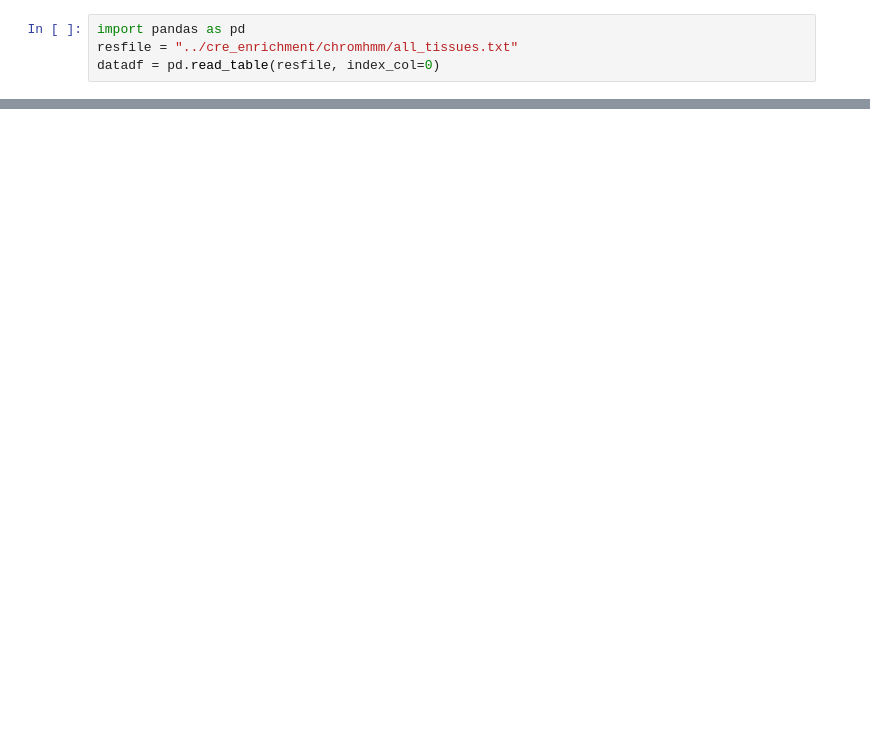
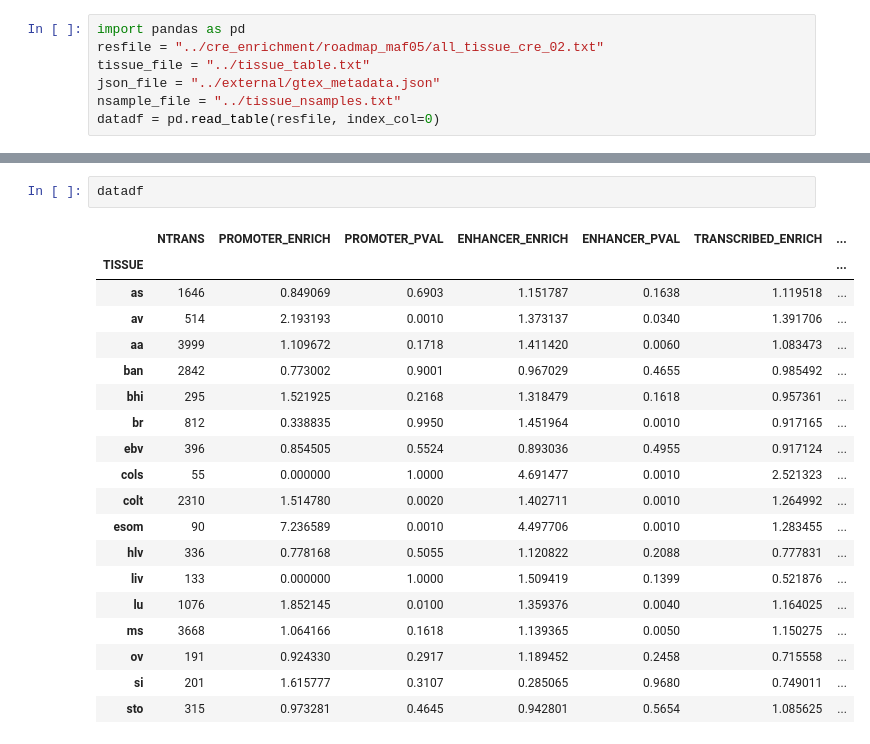
Before and after one commit to banskt/trans-eqtl-pipeline, a Jupyter notebook: analysis/jupyter/plot_tissue_specific_cre.ipynb, the cells around one changed output, grey strips where cells are left out. Cells and saved outputs as stored; diff of their text form; blank space fills up the shorter version.

```diff
--- a/analysis/jupyter/plot_tissue_specific_cre.ipynb
+++ b/analysis/jupyter/plot_tissue_specific_cre.ipynb
@@ -16,5 +15,8 @@ from utils import mpl_stylesheet
 mpl_stylesheet.banskt_presentation(fontfamily = 'latex-clearsans', fontsize = 22, colors = 'banskt', dpi = 72)
 # %%
 import pandas as pd
-resfile = "../cre_enrichment/chromhmm/all_tissues.txt"
+resfile = "../cre_enrichment/roadmap_maf05/all_tissue_cre_02.txt"
+tissue_file = "../tissue_table.txt"
+json_file = "../external/gtex_metadata.json"
+nsample_file = "../tissue_nsamples.txt"
 datadf = pd.read_table(resfile, index_col=0)
@@ -23,3 +109,25 @@ datalist = [np.array(datadf[datadf.N_TRANSEQTLS > 50][x.upper()]) for x in CHROM
+# %%
+datadf
+# %% [output]
+|  | NTRANS | PROMOTER_ENRICH | PROMOTER_PVAL | ENHANCER_ENRICH | ENHANCER_PVAL | TRANSCRIBED_ENRICH | ... |
+| TISSUE |  |  |  |  |  |  | ... |
+| as | 1646 | 0.849069 | 0.6903 | 1.151787 | 0.1638 | 1.119518 | ... |
+| av | 514 | 2.193193 | 0.0010 | 1.373137 | 0.0340 | 1.391706 | ... |
+| aa | 3999 | 1.109672 | 0.1718 | 1.411420 | 0.0060 | 1.083473 | ... |
+| ban | 2842 | 0.773002 | 0.9001 | 0.967029 | 0.4655 | 0.985492 | ... |
+| bhi | 295 | 1.521925 | 0.2168 | 1.318479 | 0.1618 | 0.957361 | ... |
+| br | 812 | 0.338835 | 0.9950 | 1.451964 | 0.0010 | 0.917165 | ... |
+| ebv | 396 | 0.854505 | 0.5524 | 0.893036 | 0.4955 | 0.917124 | ... |
+| cols | 55 | 0.000000 | 1.0000 | 4.691477 | 0.0010 | 2.521323 | ... |
+| colt | 2310 | 1.514780 | 0.0020 | 1.402711 | 0.0010 | 1.264992 | ... |
+| esom | 90 | 7.236589 | 0.0010 | 4.497706 | 0.0010 | 1.283455 | ... |
+| hlv | 336 | 0.778168 | 0.5055 | 1.120822 | 0.2088 | 0.777831 | ... |
+| liv | 133 | 0.000000 | 1.0000 | 1.509419 | 0.1399 | 0.521876 | ... |
+| lu | 1076 | 1.852145 | 0.0100 | 1.359376 | 0.0040 | 1.164025 | ... |
+| ms | 3668 | 1.064166 | 0.1618 | 1.139365 | 0.0050 | 1.150275 | ... |
+| ov | 191 | 0.924330 | 0.2917 | 1.189452 | 0.2458 | 0.715558 | ... |
+| si | 201 | 1.615777 | 0.3107 | 0.285065 | 0.9680 | 0.749011 | ... |
+| sto | 315 | 0.973281 | 0.4645 | 0.942801 | 0.5654 | 1.085625 | ... |
 # %%
 fig = plt.figure(figsize = (6, 6))
 ax1 = fig.add_subplot(111)
```
Also changed, not shown: parts of 7 cells of this notebook, 39 other files.
